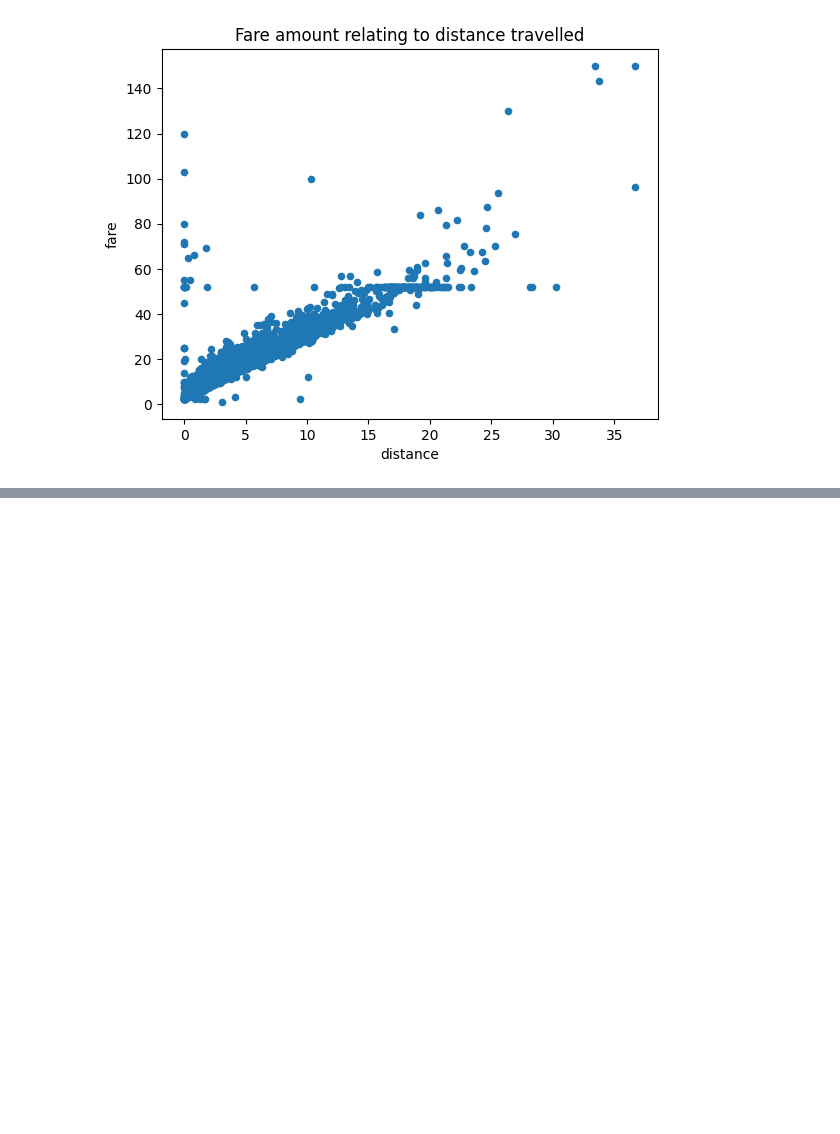
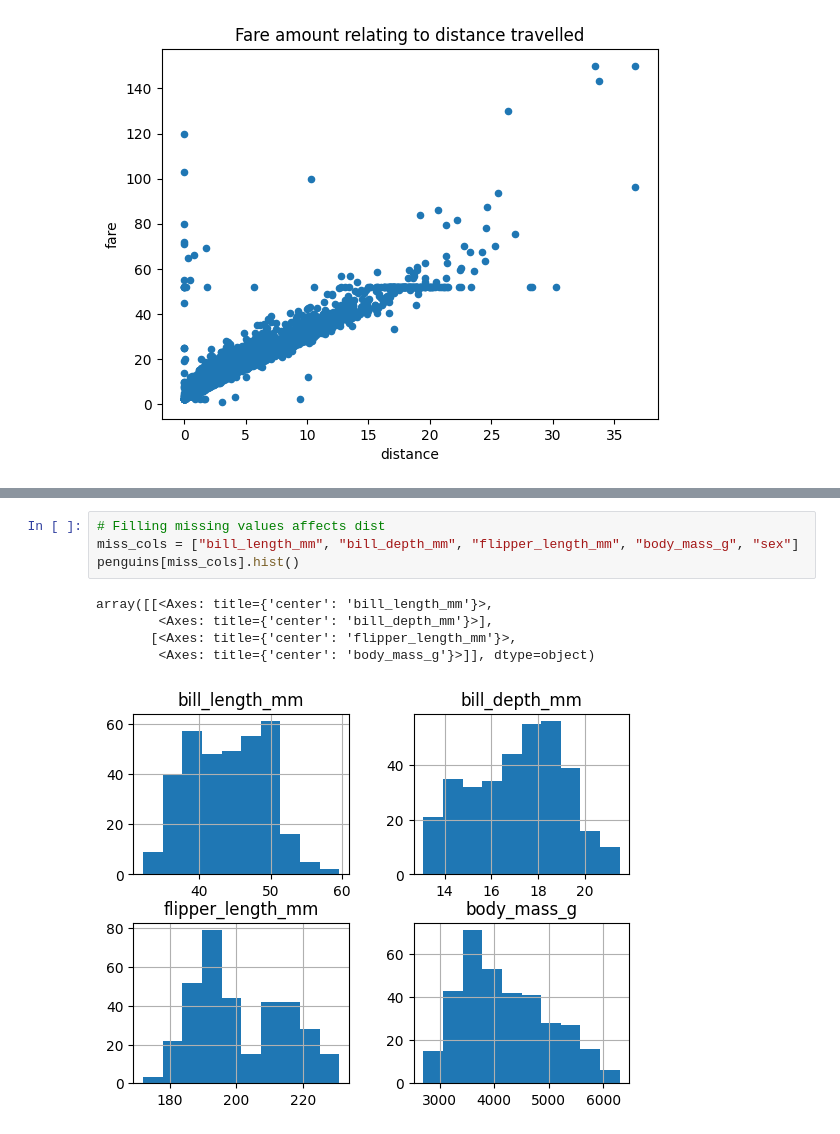
Before and after one commit to r-leyshon/py-pandas, a Jupyter notebook: data-manipulation/04-pd-plot.ipynb, the cells around one changed output, grey strips where cells are left out. Drawn from its saved outputs; the diff is of its cells as text; blank space fills up the shorter version.

Commit message:
feat: Filling NAs

```diff
--- a/data-manipulation/04-pd-plot.ipynb
+++ b/data-manipulation/04-pd-plot.ipynb
@@ -77,0 +109,10 @@ taxis[taxis["color"] == "green"]["fare"].hist(color="green", bins=20, alpha=0.5)
+# %%
+# Filling missing values affects dist
+miss_cols = ["bill_length_mm", "bill_depth_mm", "flipper_length_mm", "body_mass_g", "sex"]
+penguins[miss_cols].hist()
+# %% [output]
+array([[<Axes: title={'center': 'bill_length_mm'}>,
+        <Axes: title={'center': 'bill_depth_mm'}>],
+       [<Axes: title={'center': 'flipper_length_mm'}>,
+        <Axes: title={'center': 'body_mass_g'}>]], dtype=object)
+[figure, added]
```
Also changed, not shown: parts of 7 cells of this notebook.
